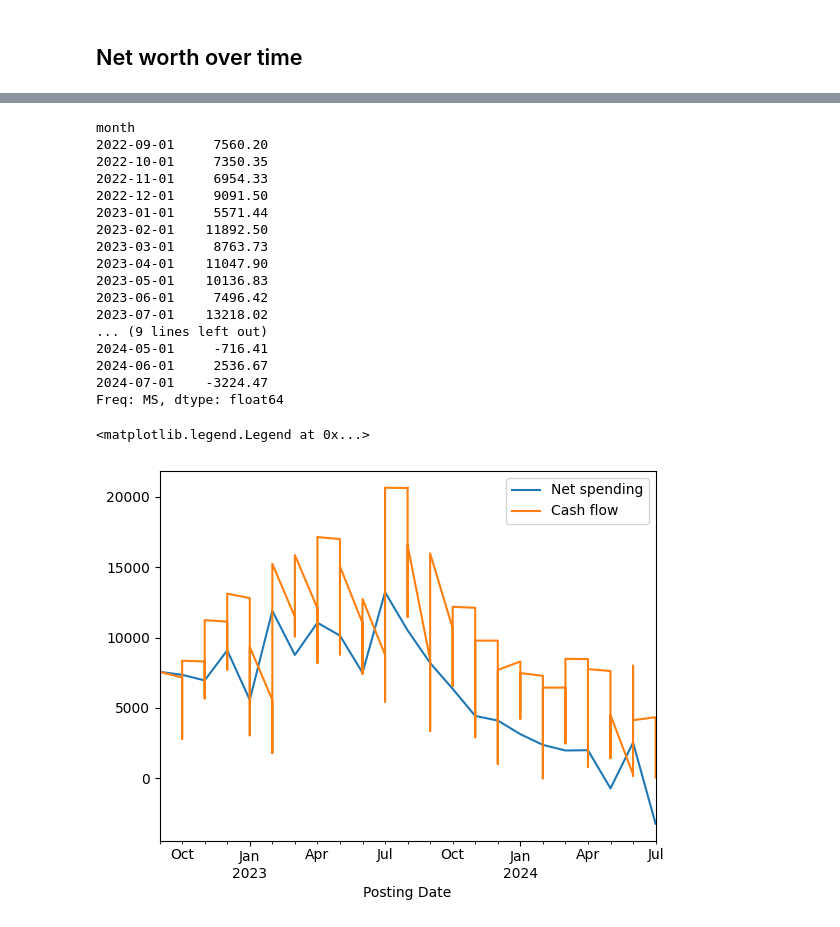
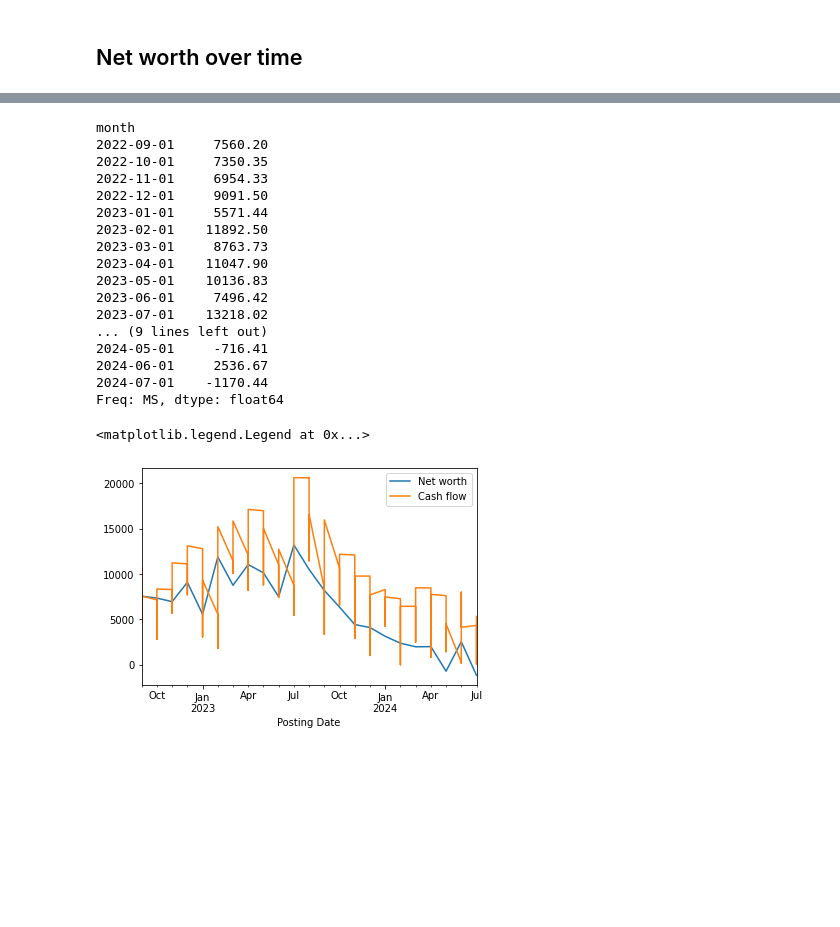
Before and after one commit to nglaze00/budget, a Jupyter notebook: expenses.ipynb, the cells around one changed output, grey strips where cells are left out. Saved outputs shown, nothing was run; the diff lists cells and outputs as text; code cells hidden in the pictures; blank space fills up the shorter version.

Commit message:
add categories + new month

```diff
--- a/expenses.ipynb
+++ b/expenses.ipynb
@@ -9,7 +9,7 @@ BONUS_THRESH = 4_000
 
 START_BALANCE = 10896.91
 
-FINAL_MONTH, FINAL_DAY = 7, 30
+FINAL_MONTH, FINAL_DAY = 7, 31
 LAST_YEAR = 2024
 # %%
 credit_dfs = [pd.read_csv(f"data/chase/{path}") for path in os.listdir("data/chase/") if path.startswith("Chase3098")]
@@ -18,7 +18,7 @@ credit_df = credit_df.drop("Transaction Date", axis="columns")
 credit_df = credit_df.rename({"Post Date": "Posting Date"}, axis="columns")
 credit_df["Posting Date"] = pd.to_datetime(credit_df["Posting Date"])
 
-checking_df = pd.read_csv("data\chase\Chase7113_Activity_20240710.CSV", index_col=False)
+checking_df = pd.read_csv("data\chase\Chase7113_Activity_20240817.CSV", index_col=False)
 checking_df = checking_df[checking_df["Type"] != "MISC_DEBIT"]
 checking_df["Balance"] = checking_df.Balance.astype(np.float64)
 checking_df["Posting Date"] = pd.to_datetime(checking_df["Posting Date"])
@@ -206,14 +310,14 @@ month
 ... (9 lines left out)
 2024-05-01     -716.41
 2024-06-01     2536.67
-2024-07-01    -3224.47
+2024-07-01    -1170.44
 Freq: MS, dtype: float64
 # %%
 # TODO fix plot x axis not showing all points
 # %%
 (START_BALANCE + net_worth_df.sum(axis=1).cumsum()).plot()
 (START_BALANCE + checking_df.groupby("Posting Date").Amount.sum().cumsum()).plot()
-plt.legend(["Net spending", "Cash flow"])
+plt.legend(["Net worth", "Cash flow"])
 # %% [output]
 <matplotlib.legend.Legend at 0x...>
-[figure, old version]
+[figure, new version]
```
Also changed, not shown: parts of 8 cells of this notebook, 3 other files.
